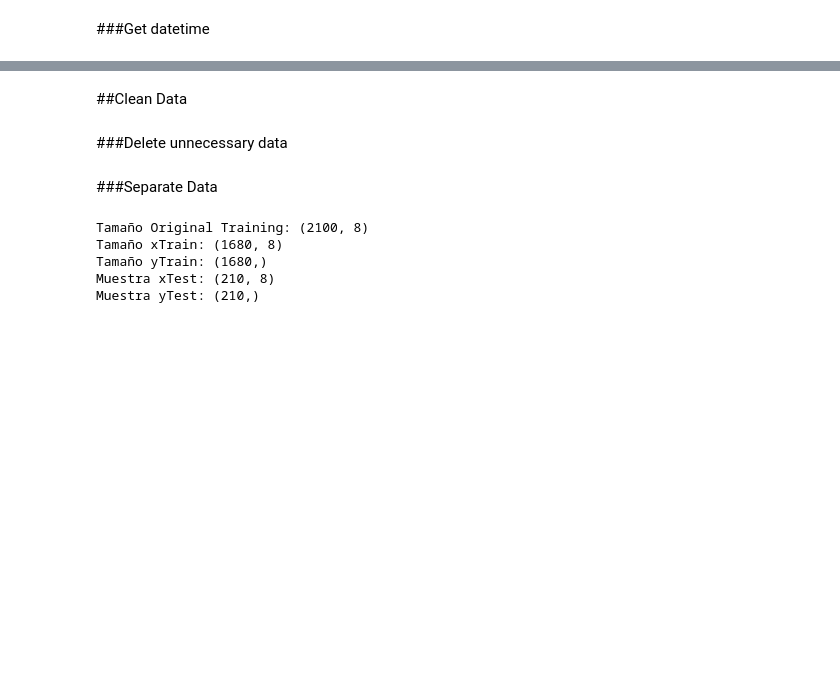
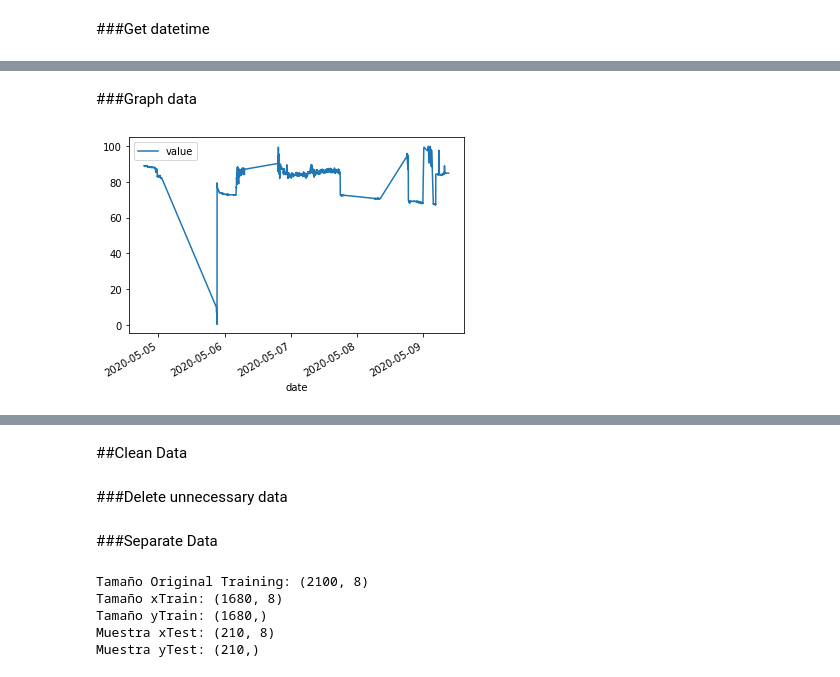
Before and after one commit to 4497cv/IoT-Crop-Monitoring-System, a Jupyter notebook: MachineLearning/IoT.ipynb, the cells around one changed output, grey strips where cells are left out. Drawn from its saved outputs; the diff is of its cells as text; code cells hidden in the pictures; blank space fills up the shorter version.

```diff
--- a/MachineLearning/IoT.ipynb
+++ b/MachineLearning/IoT.ipynb
@@ -282,0 +285,10 @@ tsSoil
+# %% [markdown]
+###Graph data
+# %%
+Data = dfSoil[['value','date']]
+
+df = DataFrame(Data,columns=['date','value'])
+df.plot(x ='date', y='value', kind = 'line')
+plt.show()
+# %% [output]
+[figure, added]
```
Also changed, not shown: parts of 35 cells of this notebook.
